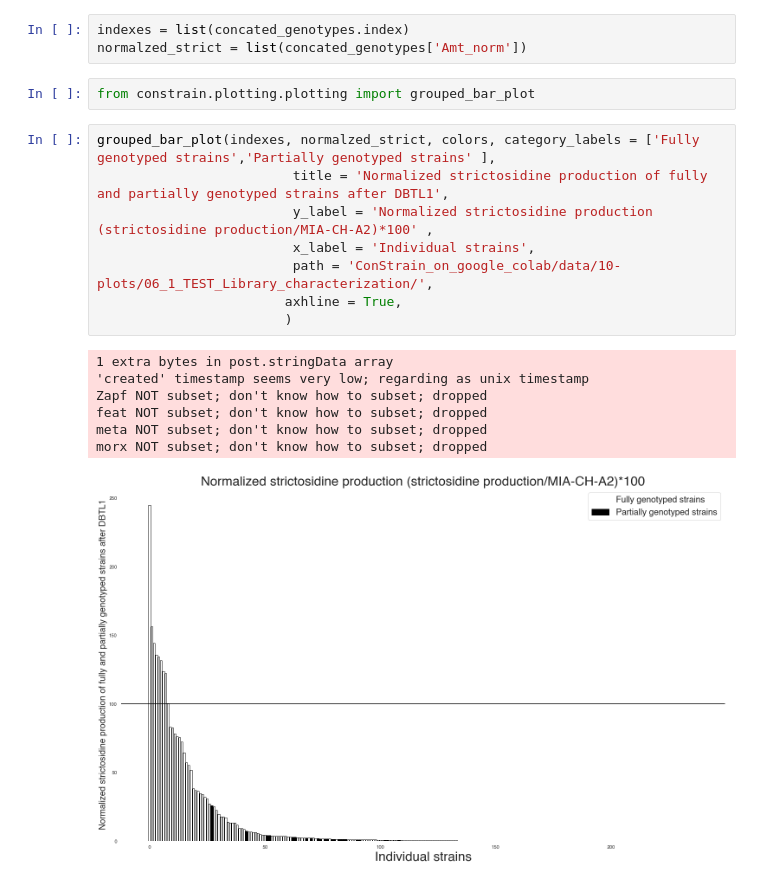
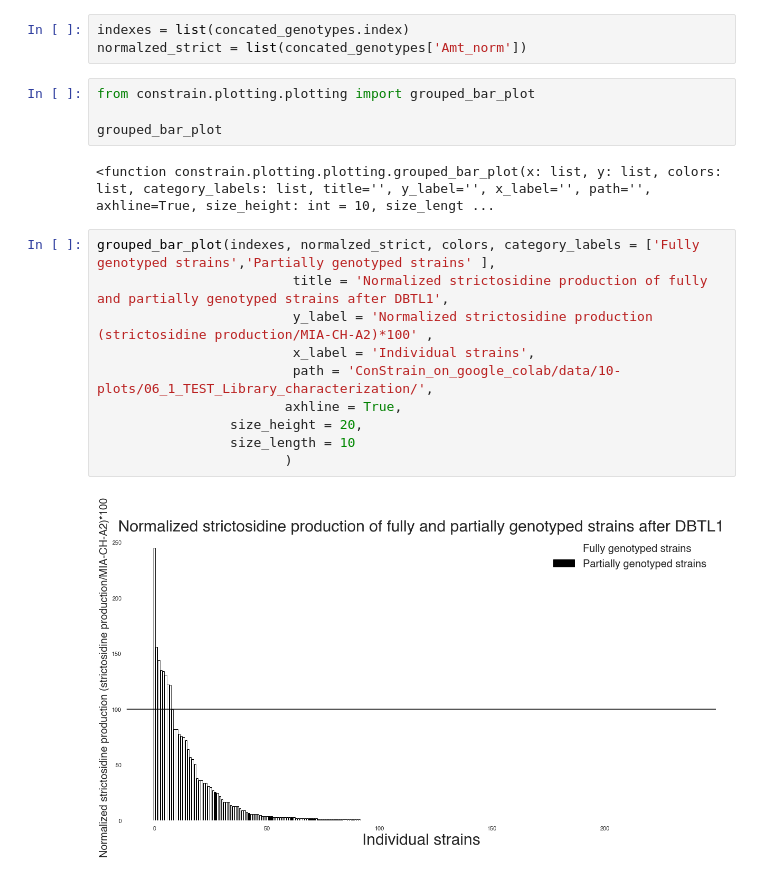
Before and after one commit to hiyama341/ConStrain, a Jupyter notebook: colab_notebooks/06_1_TEST_LibraryCharacterisation.ipynb, the cells around one changed output. Saved outputs shown, nothing was run; the diff lists cells and outputs as text.

```diff
--- a/colab_notebooks/06_1_TEST_LibraryCharacterisation.ipynb
+++ b/colab_notebooks/06_1_TEST_LibraryCharacterisation.ipynb
@@ -1533,19 +1520,19 @@ indexes = list(concated_genotypes.index)
 normalzed_strict = list(concated_genotypes['Amt_norm'])
 # %%
 from constrain.plotting.plotting import grouped_bar_plot
+
+grouped_bar_plot
+# %% [output]
+<function constrain.plotting.plotting.grouped_bar_plot(x: list, y: list, colors: list, category_labels: list, title='', y_label='', x_label='', path='', axhline=True, size_height: int = 10, size_lengt ...
 # %%
 grouped_bar_plot(indexes, normalzed_strict, colors, category_labels = ['Fully genotyped strains','Partially genotyped strains' ],
                          title = 'Normalized strictosidine production of fully and partially genotyped strains after DBTL1',
                          y_label = 'Normalized strictosidine production (strictosidine production/MIA-CH-A2)*100' ,
                          x_label = 'Individual strains',
                          path = 'ConStrain_on_google_colab/data/10-plots/06_1_TEST_Library_characterization/',
                         axhline = True,
+                 size_height = 20,
+                 size_length = 10
                         )
 # %% [output]
-1 extra bytes in post.stringData array
-'created' timestamp seems very low; regarding as unix timestamp
-Zapf NOT subset; don't know how to subset; dropped
-feat NOT subset; don't know how to subset; dropped
-meta NOT subset; don't know how to subset; dropped
-morx NOT subset; don't know how to subset; dropped
-[figure, old version]
+[figure, new version]
```
Also changed, not shown: parts of 14 cells of this notebook.
